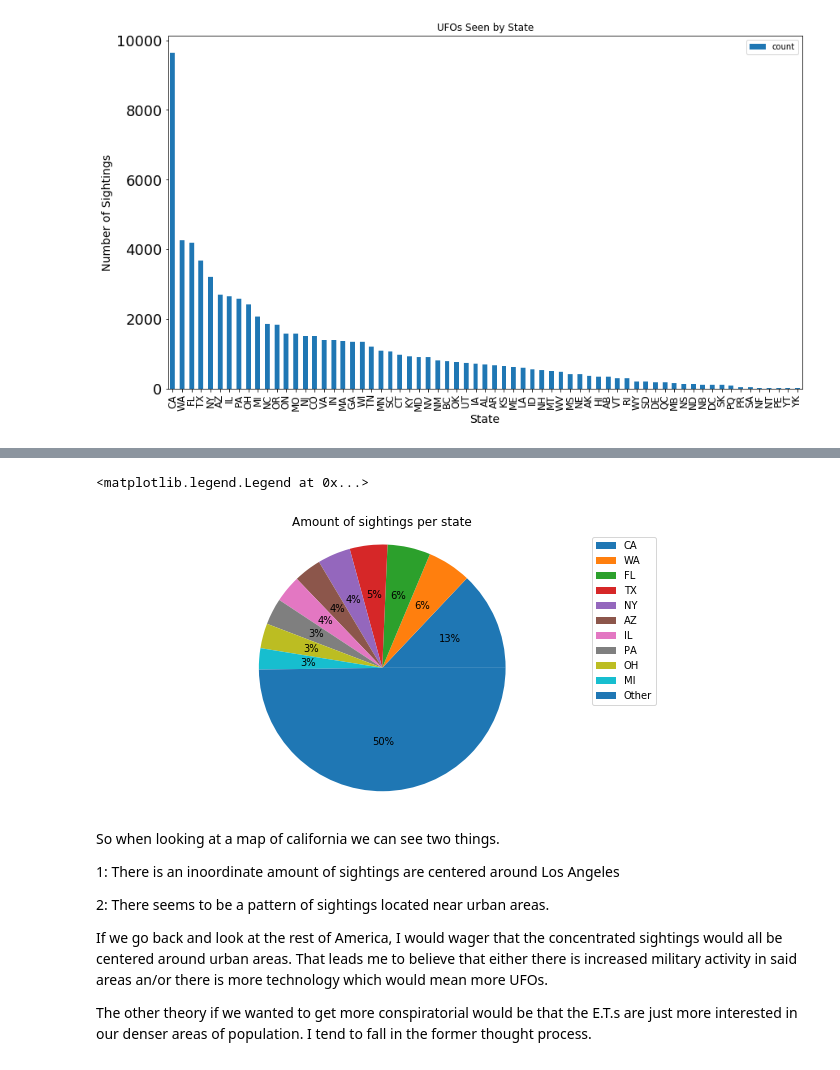
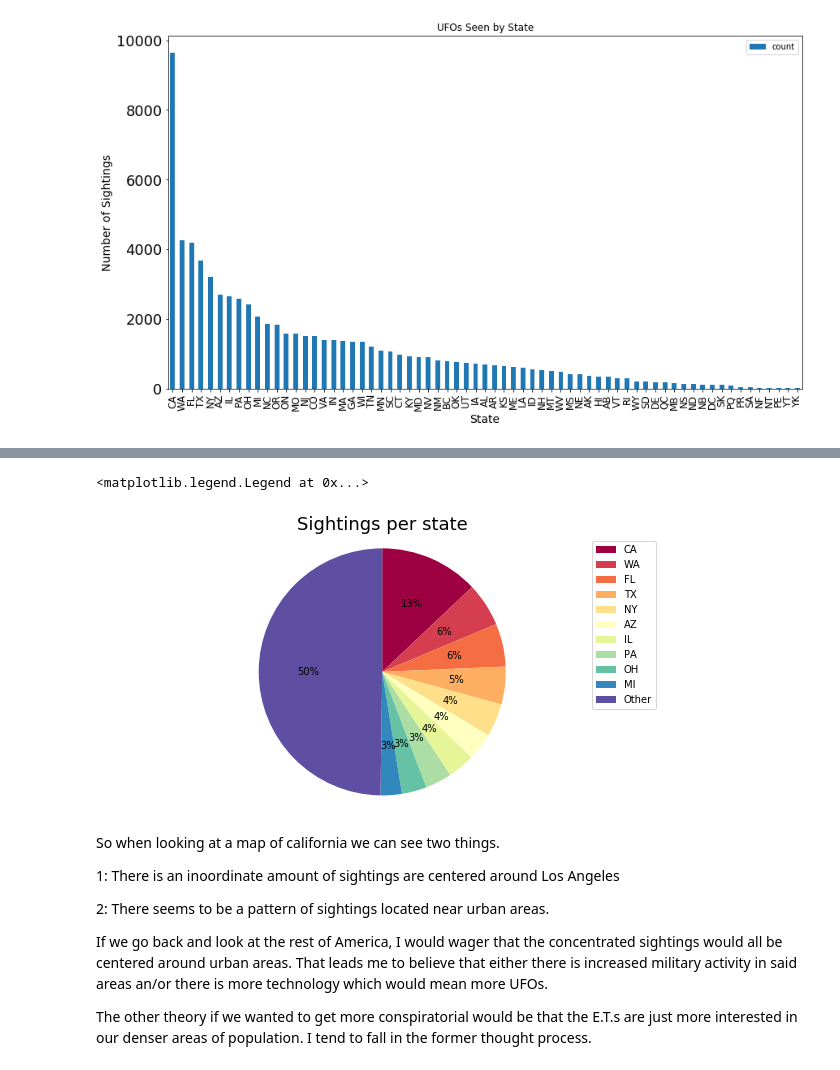
Before and after one commit to laffertyrichard/capstone1, a Jupyter notebook: capstone1.ipynb, the cells around one changed output, grey strips where cells are left out. Drawn from its saved outputs; the diff is of its cells as text; code cells hidden in the pictures.

```diff
--- a/capstone1.ipynb
+++ b/capstone1.ipynb
@@ -312,18 +209,30 @@ ax1.legend(state_counts.index, loc = 'lower right')
 # %%
 state_counts = pd.DataFrame(ufo.state.value_counts())
 other = int(state_counts[10:].sum())
 state_counts = state_counts[:10]
 state_counts.loc[11] = other
 state_counts = state_counts.rename(index={11: 'Other'})
 
 plt.figure(figsize=(10, 5))
-plt.pie(state_counts.state, autopct='%1.0f%%')
+plt.pie(state_counts.state, autopct='%1.0f%%', colors = ['#9e0142',
+'#d53e4f',
+'#f46d43',
+'#fdae61',
+'#fee08b',
+'#ffffbf',
+'#e6f598',
+'#abdda4',
+'#66c2a5',
+'#3288bd',
+'#5e4fa2'],
+   counterclock = False,
+       startangle = -270)
 plt.axis('equal')
-plt.title('Amount of sightings per state', fontsize = 18, )
+plt.title('Sightings per state', fontsize = 18, )
 plt.legend(state_counts.index)
 # %% [output]
 <matplotlib.legend.Legend at 0x...>
-[figure, old version]
+[figure, new version]
 # %%
 shapes_seen = ufo.groupby('shape').shape.agg(['count'])
 #shape_count = shapes_seen.value_counts()
```
Also changed, not shown: parts of 25 cells of this notebook.
